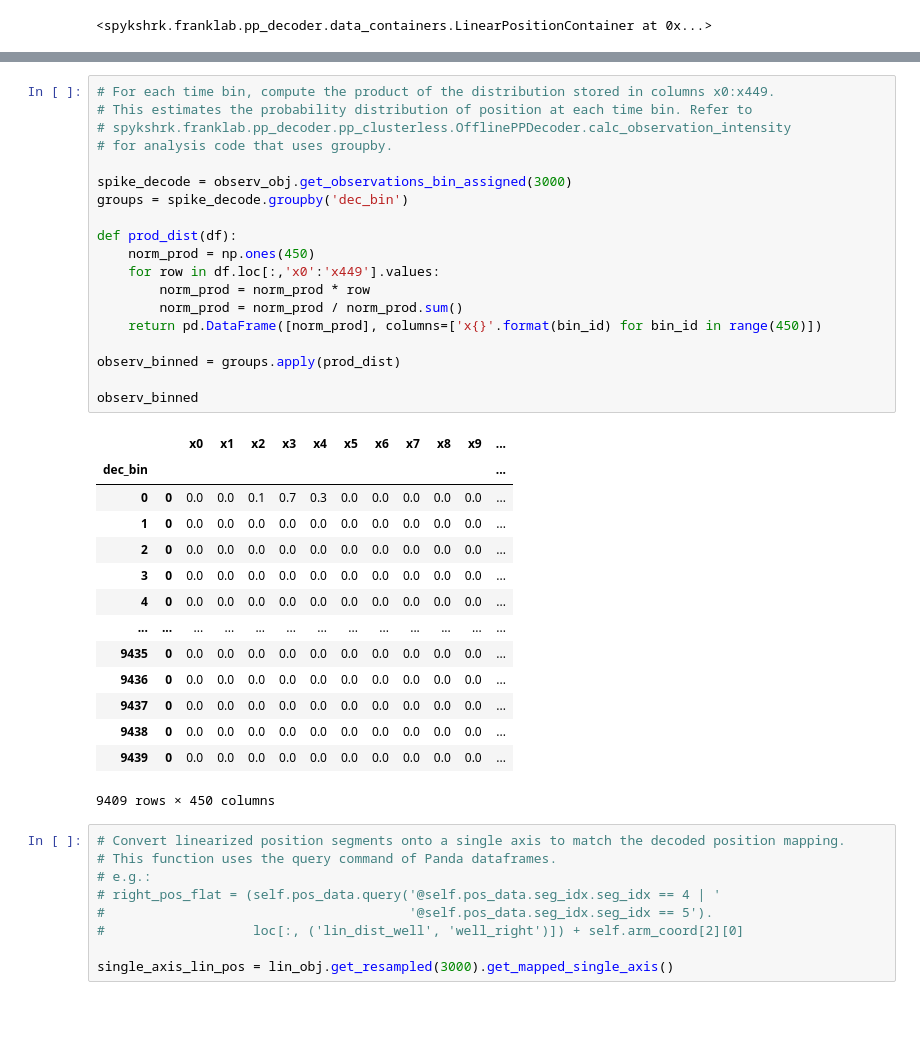
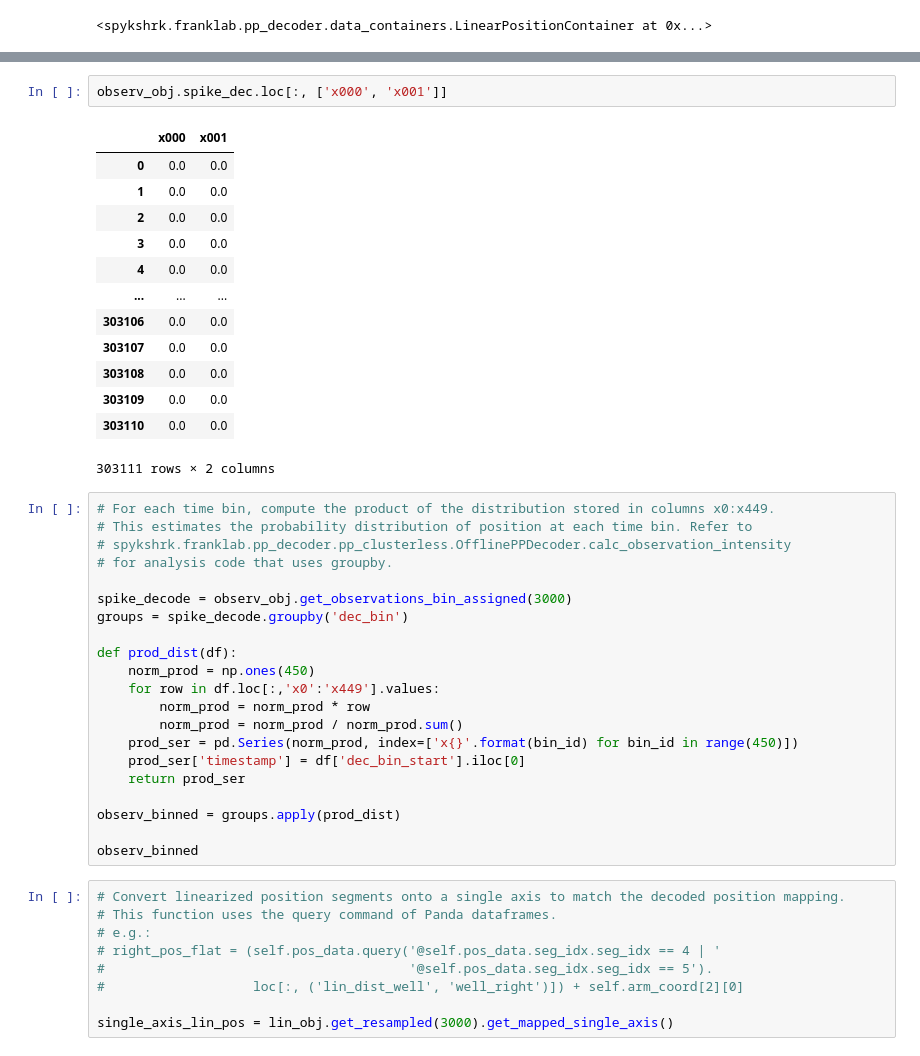
Before and after one commit to daliu87/spykshrk_realtime, a Jupyter notebook: jupyter-notebooks/decoding/examples/example_data_container_transformations.ipynb, the cells around one changed output, grey strips where cells are left out. Saved outputs shown, nothing was run; the diff lists cells and outputs as text; blank space fills up the shorter version.

```diff
--- a/jupyter-notebooks/decoding/examples/example_data_container_transformations.ipynb
+++ b/jupyter-notebooks/decoding/examples/example_data_container_transformations.ipynb
@@ -125,3 +140,19 @@ observ_obj.get_observations_bin_assigned(300)
+# %%
+observ_obj.spike_dec.loc[:, ['x000', 'x001']]
+# %% [output]
+|  | x000 | x001 |
+| 0 | 0.0 | 0.0 |
+| 1 | 0.0 | 0.0 |
+| 2 | 0.0 | 0.0 |
+| 3 | 0.0 | 0.0 |
+| 4 | 0.0 | 0.0 |
+| ... | ... | ... |
+| 303106 | 0.0 | 0.0 |
+| 303107 | 0.0 | 0.0 |
+| 303108 | 0.0 | 0.0 |
+| 303109 | 0.0 | 0.0 |
+| 303110 | 0.0 | 0.0 |
+303111 rows × 2 columns
 # %%
 # For each time bin, compute the product of the distribution stored in columns x0:x449.
 # This estimates the probability distribution of position at each time bin. Refer to
@@ -136,26 +167,13 @@ def prod_dist(df):
     for row in df.loc[:,'x0':'x449'].values:
         norm_prod = norm_prod * row
         norm_prod = norm_prod / norm_prod.sum()
-    return pd.DataFrame([norm_prod], columns=['x{}'.format(bin_id) for bin_id in range(450)])
+    prod_ser = pd.Series(norm_prod, index=['x{}'.format(bin_id) for bin_id in range(450)])
+    prod_ser['timestamp'] = df['dec_bin_start'].iloc[0]
+    return prod_ser
 
 observ_binned = groups.apply(prod_dist)
 
 observ_binned
-# %% [output]
-|  |  | x0 | x1 | x2 | x3 | x4 | x5 | x6 | x7 | x8 | x9 | ... |
-| dec_bin |  |  |  |  |  |  |  |  |  |  |  | ... |
-| 0 | 0 | 0.0 | 0.0 | 0.1 | 0.7 | 0.3 | 0.0 | 0.0 | 0.0 | 0.0 | 0.0 | ... |
-| 1 | 0 | 0.0 | 0.0 | 0.0 | 0.0 | 0.0 | 0.0 | 0.0 | 0.0 | 0.0 | 0.0 | ... |
-| 2 | 0 | 0.0 | 0.0 | 0.0 | 0.0 | 0.0 | 0.0 | 0.0 | 0.0 | 0.0 | 0.0 | ... |
-| 3 | 0 | 0.0 | 0.0 | 0.0 | 0.0 | 0.0 | 0.0 | 0.0 | 0.0 | 0.0 | 0.0 | ... |
-| 4 | 0 | 0.0 | 0.0 | 0.0 | 0.0 | 0.0 | 0.0 | 0.0 | 0.0 | 0.0 | 0.0 | ... |
-| ... | ... | ... | ... | ... | ... | ... | ... | ... | ... | ... | ... | ... |
-| 9435 | 0 | 0.0 | 0.0 | 0.0 | 0.0 | 0.0 | 0.0 | 0.0 | 0.0 | 0.0 | 0.0 | ... |
-| 9436 | 0 | 0.0 | 0.0 | 0.0 | 0.0 | 0.0 | 0.0 | 0.0 | 0.0 | 0.0 | 0.0 | ... |
-| 9437 | 0 | 0.0 | 0.0 | 0.0 | 0.0 | 0.0 | 0.0 | 0.0 | 0.0 | 0.0 | 0.0 | ... |
-| 9438 | 0 | 0.0 | 0.0 | 0.0 | 0.0 | 0.0 | 0.0 | 0.0 | 0.0 | 0.0 | 0.0 | ... |
-| 9439 | 0 | 0.0 | 0.0 | 0.0 | 0.0 | 0.0 | 0.0 | 0.0 | 0.0 | 0.0 | 0.0 | ... |
-9409 rows × 450 columns
 # %%
 # Convert linearized position segments onto a single axis to match the decoded position mapping.
 # This function uses the query command of Panda dataframes.
```
Also changed, not shown: parts of 7 cells of this notebook, 8 other files.
